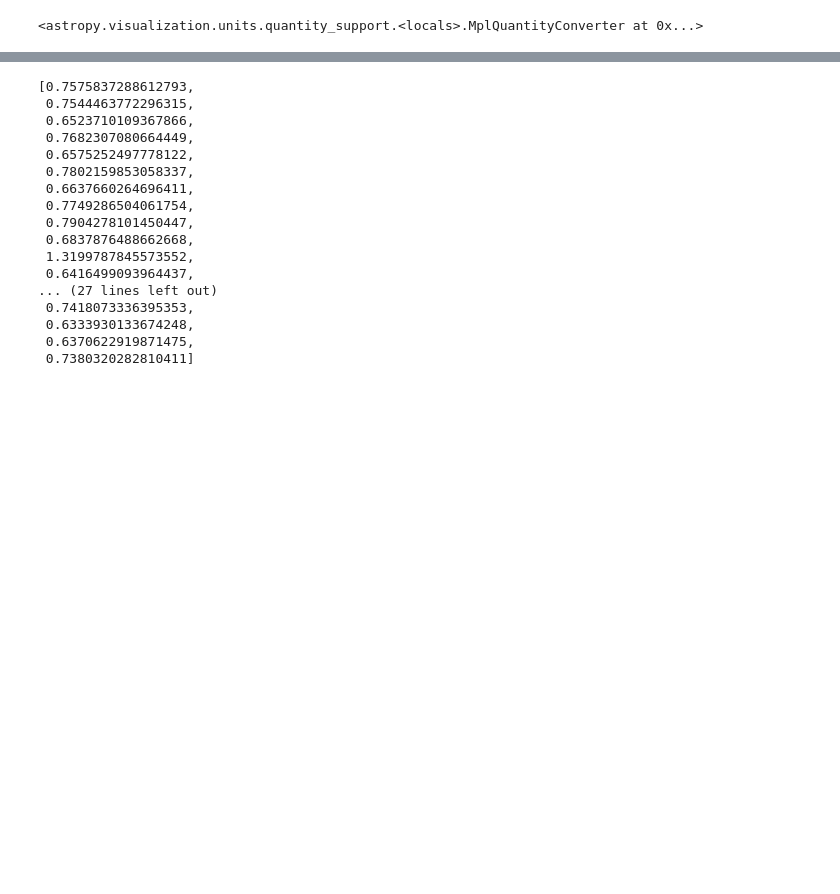
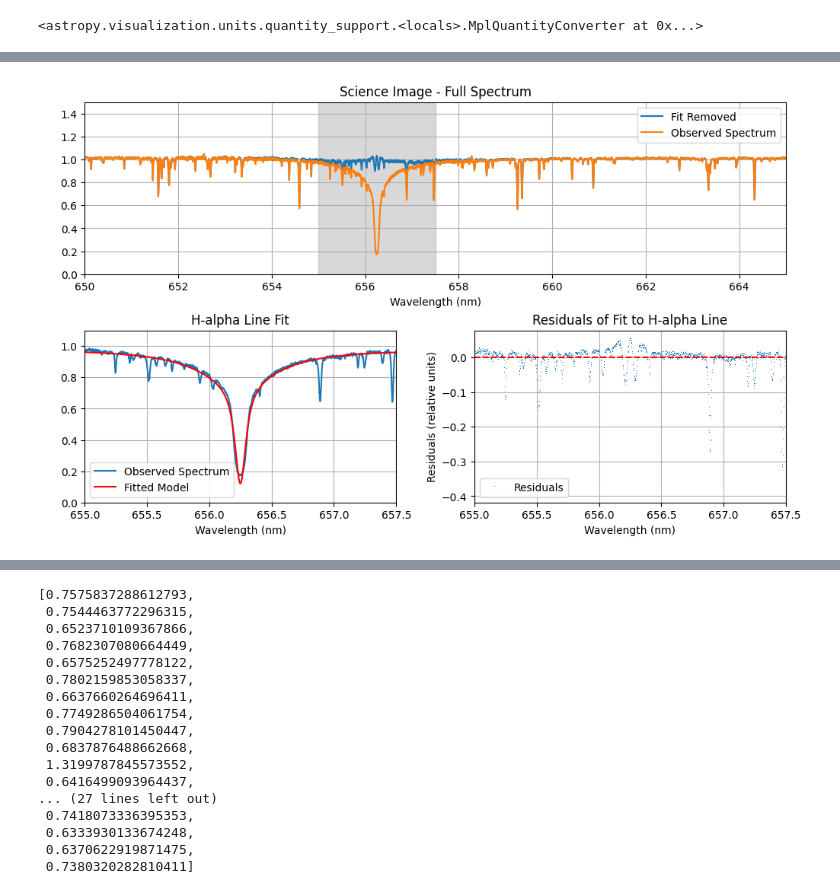
Before and after one commit to m-schochet/spi_phy905, a Jupyter notebook: analysis/cfht_widths.ipynb, the cells around one changed output, grey strips where cells are left out. Cells and saved outputs as stored; diff of their text form; code cells hidden in the pictures; blank space fills up the shorter version.

```diff
--- a/analysis/cfht_widths.ipynb
+++ b/analysis/cfht_widths.ipynb
@@ -126,3 +149,67 @@ ax1.set_xlim(650, 665)
+# %%
+# create a last 3 plots into one figure
+# top across whole, science image spectra with fit removed
+# bottom left, zoom in on h-alpha with fit
+# bottom right, residuals
+
+fig = plt.figure(constrained_layout=True)
+fig.set_size_inches(10,6)
+
+# use a 2x2 GridSpec so the top plot can span both columns and the bottom row
+# can have left (fit) and right (residuals) panels
+gs = fig.add_gridspec(2, 2)
+
+# sort data by wavelength (don't overwrite original names to avoid side effects)
+srt = np.argsort(wls)
+wls_sorted = wls[srt]
+spec_sorted = spec[srt]
+selection_sorted = (wls_sorted > 654. *u.nm) & (wls_sorted < 659 *u.nm)
+
+# top plot spanning both columns
+ax1 = fig.add_subplot(gs[0, :])
+ax1.plot(wls_sorted, spec_sorted - absorption(wls_sorted), label='Fit Removed')
+ax1.plot(wls_sorted, spec_sorted, label='Observed Spectrum')
+#shade region of H-alpha line
+ax1.axvspan(655, 657.5, color='grey', alpha=0.3)
+
+ax1.set_xlabel("Wavelength (nm)")
+ax1.set_title("Science Image - Full Spectrum")
+ax1.grid(True)
+ax1.legend()
+ax1.set_xlim(650, 665)
+ax1.set_ylim(0, 1.5)
+
+# bottom-left: show original and fitted Voigt model around H-alpha
+ax2 = fig.add_subplot(gs[1, 0])
+ax2.set_title("H-alpha Line Fit")
+ax2.plot(wls_sorted, spec_sorted, label='Observed Spectrum')
+ax2.plot(
+    wls_sorted,
+    fitted_voigt(wls_sorted),
+    label='Fitted Model',
+    color='red'
+)
+ax2.legend()
+ax2.grid(True)
+ax2.set_xlabel("Wavelength (nm)")
+ax2.set_xlim(655, 657.5)
+ax2.set_ylim(0, 1.1)
+
+# bottom-right: residuals of the fitted Voigt model
+ax3 = fig.add_subplot(gs[1, 1])
+residuals = spec[selection_sorted] - fitted_voigt(wls[selection_sorted])
+ax3.plot(wls[selection_sorted], residuals, ',', label='Residuals')
+ax3.axhline(0, color='red', linestyle='--')
+ax3.legend()
+ax3.set_ylabel('Residuals (relative units)')
+ax3.set_xlabel('Wavelength (nm)')
+ax3.set_title('Residuals of Fit to H-alpha Line')
+ax3.set_xlim(655, 657.5)
+ax3.grid(True)
+
+plt.show()
+# %% [output]
+[figure, added]
 # %%
 fitted_absorption_guess_guassian = Linear1D(slope=0, intercept=1) + Gaussian1D(
     amplitude=-0.8, mean=656, stddev=1
```
Also changed, not shown: parts of 10 cells of this notebook, 2 other files.
